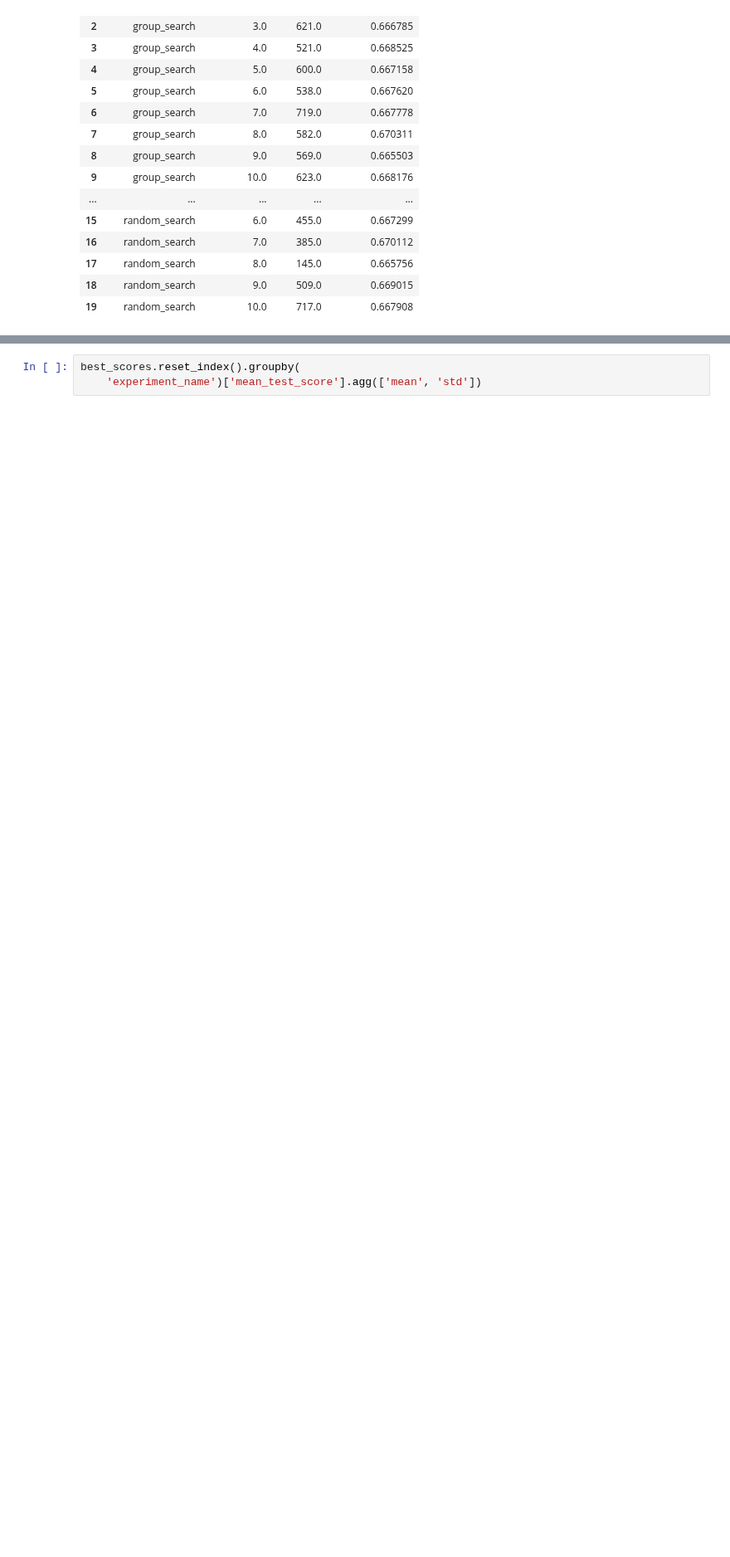
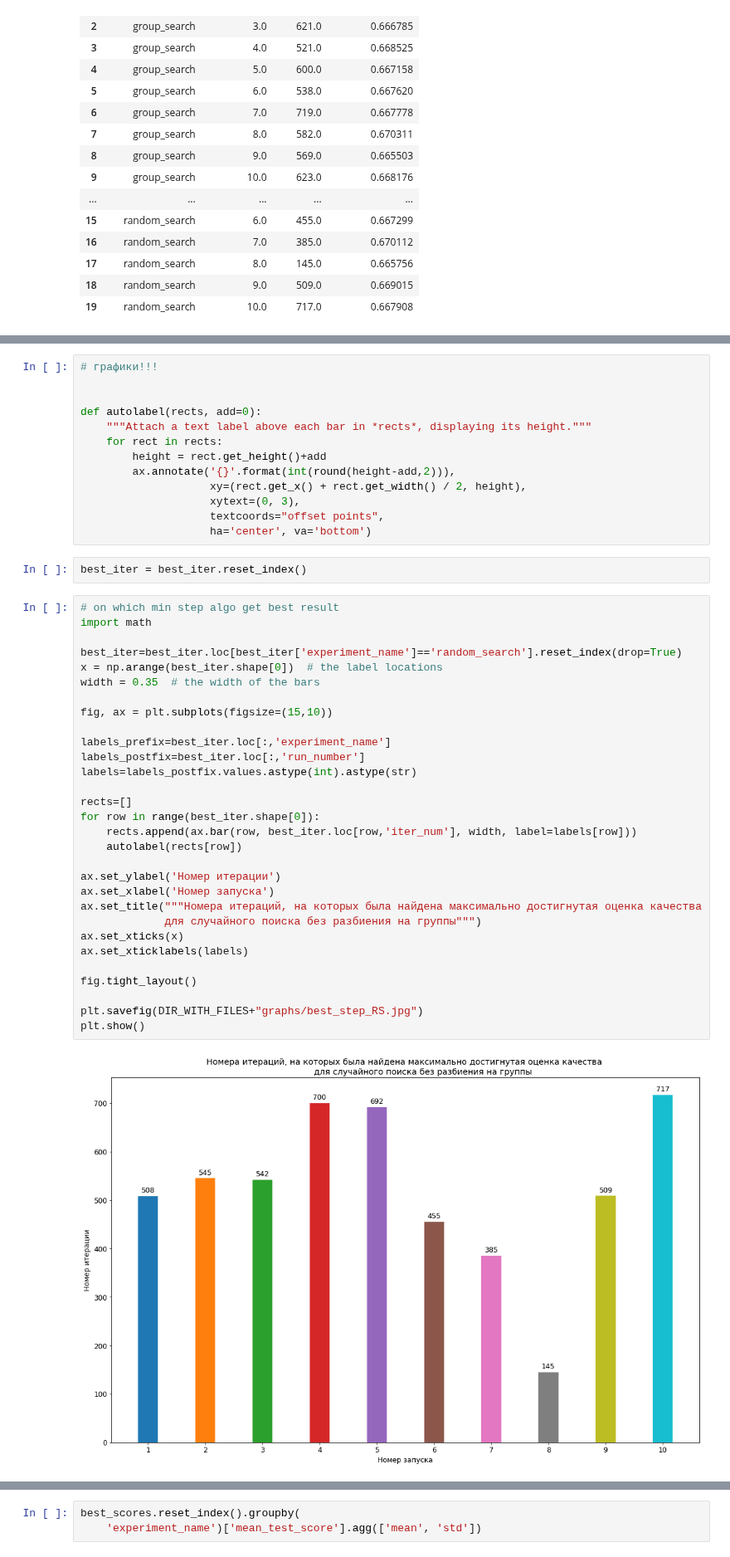
Before and after one commit to HollowPrincess/GradBoostOptim, a Jupyter notebook: full_test/test_1_analysis.ipynb, the cells around one changed output, grey strips where cells are left out. Shown at 83% size. Saved outputs shown, nothing was run; the diff lists cells and outputs as text; blank space fills up the shorter version.

```diff
--- a/full_test/test_1_analysis.ipynb
+++ b/full_test/test_1_analysis.ipynb
@@ -207,0 +262,47 @@ best_info.reset_index()
+# %%
+# графики!!!
+
+
+def autolabel(rects, add=0):
+    """Attach a text label above each bar in *rects*, displaying its height."""
+    for rect in rects:
+        height = rect.get_height()+add
+        ax.annotate('{}'.format(int(round(height-add,2))),
+                    xy=(rect.get_x() + rect.get_width() / 2, height),
+                    xytext=(0, 3),
+                    textcoords="offset points",
+                    ha='center', va='bottom')
+# %%
+best_iter = best_iter.reset_index()
+# %%
+# on which min step algo get best result
+import math
+
+best_iter=best_iter.loc[best_iter['experiment_name']=='random_search'].reset_index(drop=True)
+x = np.arange(best_iter.shape[0])  # the label locations
+width = 0.35  # the width of the bars
+
+fig, ax = plt.subplots(figsize=(15,10))
+
+labels_prefix=best_iter.loc[:,'experiment_name']
+labels_postfix=best_iter.loc[:,'run_number']
+labels=labels_postfix.values.astype(int).astype(str)
+
+rects=[]
+for row in range(best_iter.shape[0]):
+    rects.append(ax.bar(row, best_iter.loc[row,'iter_num'], width, label=labels[row]))
+    autolabel(rects[row])
+
+ax.set_ylabel('Номер итерации')
+ax.set_xlabel('Номер запуска')
+ax.set_title("""Номера итераций, на которых была найдена максимально достигнутая оценка качества
+             для случайного поиска без разбиения на группы""")
+ax.set_xticks(x)
+ax.set_xticklabels(labels)
+
+fig.tight_layout()
+
+plt.savefig(DIR_WITH_FILES+"graphs/best_step_RS.jpg")
+plt.show()
+# %% [output]
+[figure, added]
```
Also changed, not shown: parts of 12 cells of this notebook, 11 other files.
